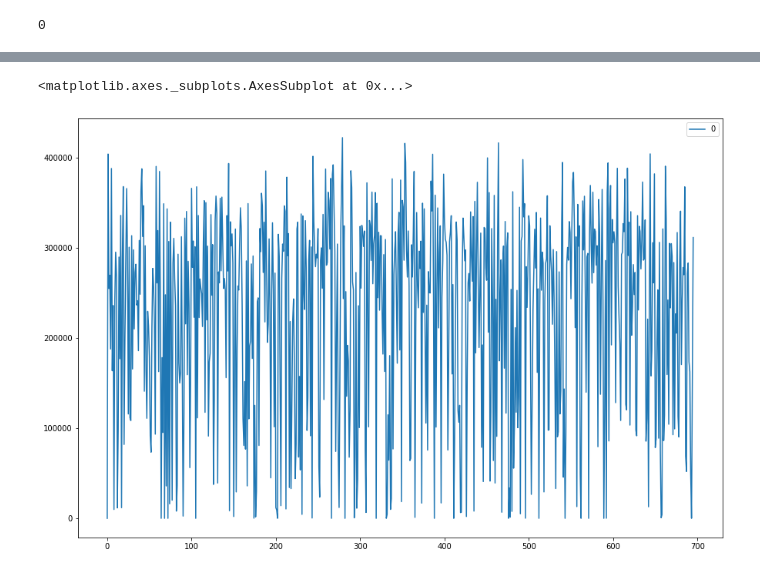
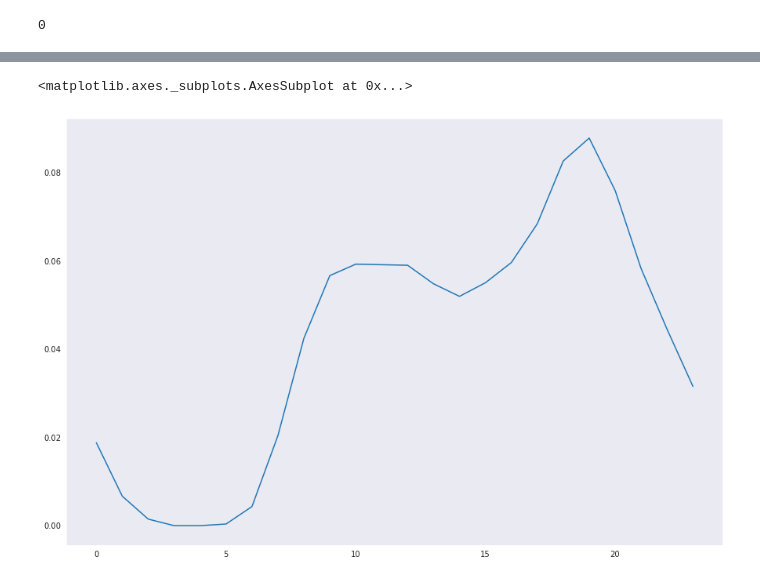
Before and after one commit to NeveIsa/MumbaiMobility, a Jupyter notebook: exploration.ipynb, the cells around one changed output, grey strips where cells are left out. Saved outputs shown, nothing was run; the diff lists cells and outputs as text; code cells hidden in the pictures.

```diff
--- a/exploration.ipynb
+++ b/exploration.ipynb
@@ -33,7 +30,7 @@ import json
 import matplotlib.pyplot as plt
 plt.rcParams['figure.figsize'] = [15, 10]
 import seaborn as sns
-
+sns.set_style('dark')
 
 import tensorly as tl
 from tensorly.decomposition import parafac
@@ -143,5 +317,7 @@ sns.lineplot(data=src)
+# %%
+tomtomMatrix2019 = np.array(tomtom2019.replace('%','').split('\n'), dtype=np.int64).reshape(7,24)
 # %%
-sns.lineplot(data=dst)
+sns.lineplot(data=tomtomMatrix2019.sum(axis=0)/tomtomMatrix2019.sum())
 # %% [output]
 <matplotlib.axes._subplots.AxesSubplot at 0x...>
-[figure, old version]
+[figure, new version]
```
Also changed, not shown: parts of 13 cells of this notebook.
